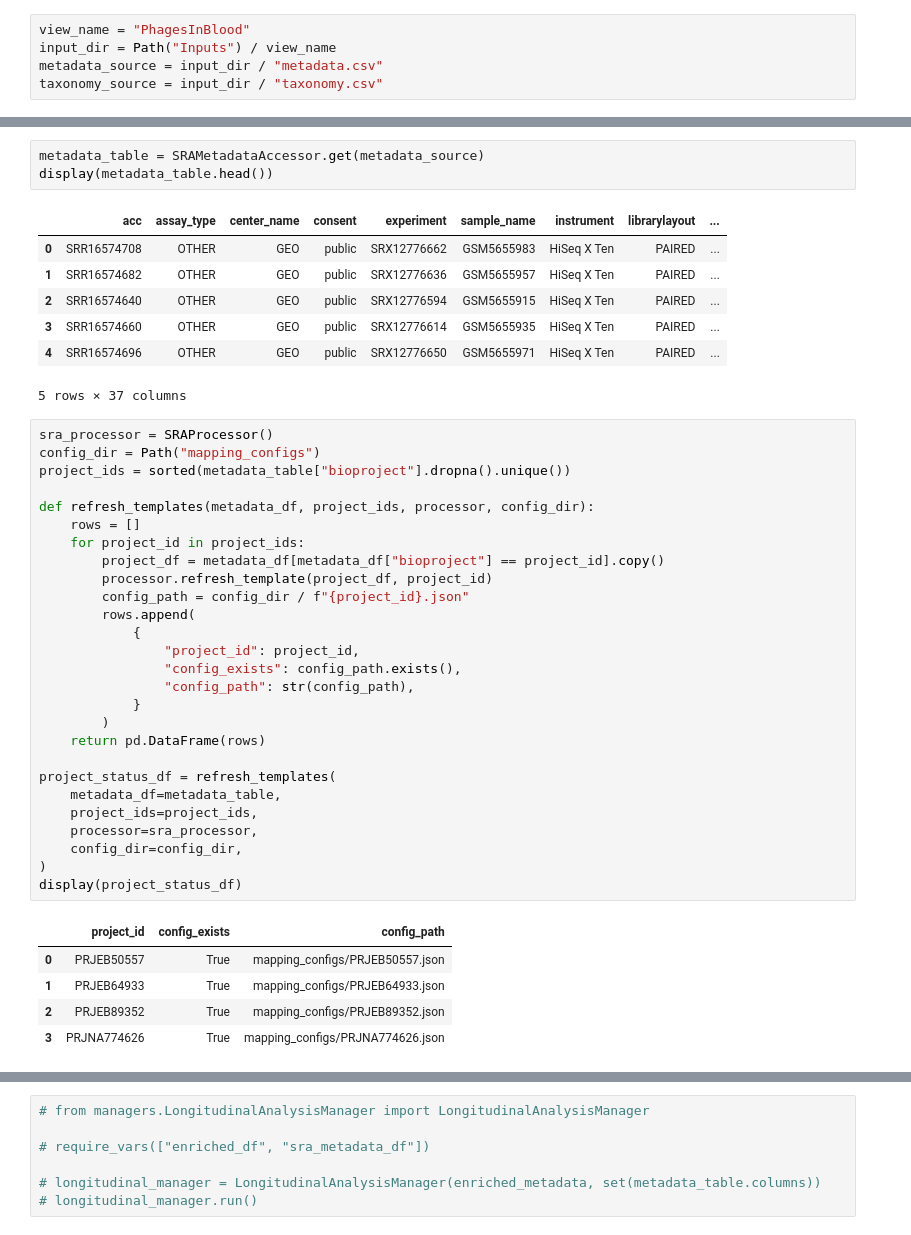
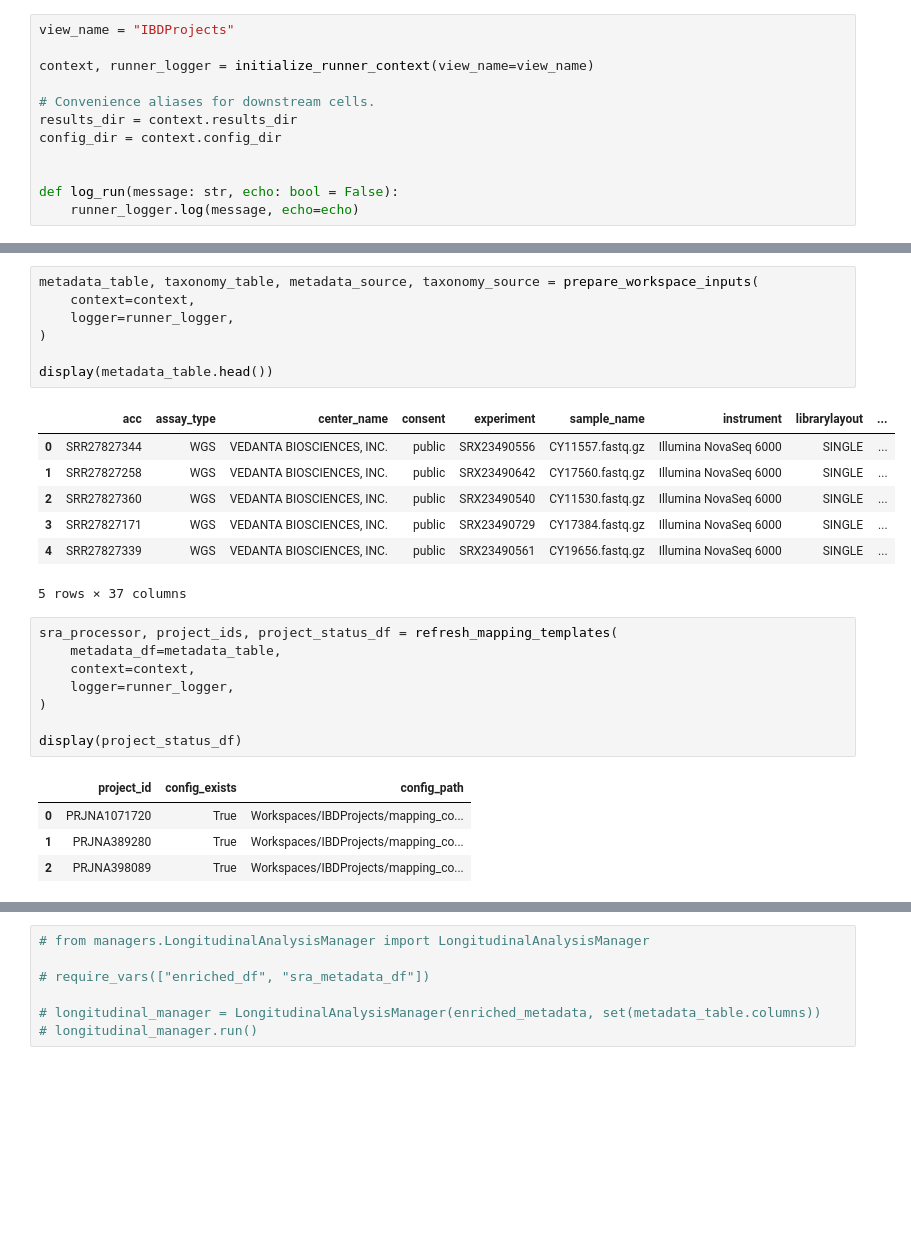
Before and after one commit to YPinto-Lab/cohort-query, a Jupyter notebook: runner.ipynb, the cells around one changed output, grey strips where cells are left out. Drawn from its saved outputs; the diff is of its cells as text; blank space fills up the shorter version.

```diff
--- a/runner.ipynb
+++ b/runner.ipynb
@@ -20,7 +28,14 @@ def require_vars(names):
     if missing:
         raise RuntimeError(f"Missing required variables: {', '.join(missing)}")
 # %%
-view_name = "PhagesInBlood"
-input_dir = Path("Inputs") / view_name
-metadata_source = input_dir / "metadata.csv"
-taxonomy_source = input_dir / "taxonomy.csv"
+view_name = "IBDProjects"
+
+context, runner_logger = initialize_runner_context(view_name=view_name)
+
+# Convenience aliases for downstream cells.
+results_dir = context.results_dir
+config_dir = context.config_dir
+
+
+def log_run(message: str, echo: bool = False):
+    runner_logger.log(message, echo=echo)
@@ -27,47 +44,31 @@ taxonomy_source = input_dir / "taxonomy.csv"
 # %%
-metadata_table = SRAMetadataAccessor.get(metadata_source)
+metadata_table, taxonomy_table, metadata_source, taxonomy_source = prepare_workspace_inputs(
+    context=context,
+    logger=runner_logger,
+)
+
 display(metadata_table.head())
 # %% [output]
 |  | acc | assay_type | center_name | consent | experiment | sample_name | instrument | librarylayout | ... |
-| 0 | SRR16574708 | OTHER | GEO | public | SRX12776662 | GSM5655983 | HiSeq X Ten | PAIRED | ... |
-| 1 | SRR16574682 | OTHER | GEO | public | SRX12776636 | GSM5655957 | HiSeq X Ten | PAIRED | ... |
-| 2 | SRR16574640 | OTHER | GEO | public | SRX12776594 | GSM5655915 | HiSeq X Ten | PAIRED | ... |
-| 3 | SRR16574660 | OTHER | GEO | public | SRX12776614 | GSM5655935 | HiSeq X Ten | PAIRED | ... |
-| 4 | SRR16574696 | OTHER | GEO | public | SRX12776650 | GSM5655971 | HiSeq X Ten | PAIRED | ... |
+| 0 | SRR27827344 | WGS | VEDANTA BIOSCIENCES, INC. | public | SRX23490556 | CY11557.fastq.gz | Illumina NovaSeq 6000 | SINGLE | ... |
+| 1 | SRR27827258 | WGS | VEDANTA BIOSCIENCES, INC. | public | SRX23490642 | CY17560.fastq.gz | Illumina NovaSeq 6000 | SINGLE | ... |
+| 2 | SRR27827360 | WGS | VEDANTA BIOSCIENCES, INC. | public | SRX23490540 | CY11530.fastq.gz | Illumina NovaSeq 6000 | SINGLE | ... |
+| 3 | SRR27827171 | WGS | VEDANTA BIOSCIENCES, INC. | public | SRX23490729 | CY17384.fastq.gz | Illumina NovaSeq 6000 | SINGLE | ... |
+| 4 | SRR27827339 | WGS | VEDANTA BIOSCIENCES, INC. | public | SRX23490561 | CY19656.fastq.gz | Illumina NovaSeq 6000 | SINGLE | ... |
 5 rows × 37 columns
 # %%
-sra_processor = SRAProcessor()
-config_dir = Path("mapping_configs")
-project_ids = sorted(metadata_table["bioproject"].dropna().unique())
+sra_processor, project_ids, project_status_df = refresh_mapping_templates(
+    metadata_df=metadata_table,
+    context=context,
+    logger=runner_logger,
+)
 
-def refresh_templates(metadata_df, project_ids, processor, config_dir):
-    rows = []
-    for project_id in project_ids:
-        project_df = metadata_df[metadata_df["bioproject"] == project_id].copy()
-        processor.refresh_template(project_df, project_id)
-        config_path = config_dir / f"{project_id}.json"
-        rows.append(
-            {
-                "project_id": project_id,
-                "config_exists": config_path.exists(),
-                "config_path": str(config_path),
-            }
-        )
-    return pd.DataFrame(rows)
-
-project_status_df = refresh_templates(
-    metadata_df=metadata_table,
-    project_ids=project_ids,
-    processor=sra_processor,
-    config_dir=config_dir,
-)
 display(project_status_df)
 # %% [output]
 |  | project_id | config_exists | config_path |
-| 0 | PRJEB50557 | True | mapping_configs/PRJEB50557.json |
-| 1 | PRJEB64933 | True | mapping_configs/PRJEB64933.json |
-| 2 | PRJEB89352 | True | mapping_configs/PRJEB89352.json |
-| 3 | PRJNA774626 | True | mapping_configs/PRJNA774626.json |
+| 0 | PRJNA1071720 | True | Workspaces/IBDProjects/mapping_co... |
+| 1 | PRJNA389280 | True | Workspaces/IBDProjects/mapping_co... |
+| 2 | PRJNA398089 | True | Workspaces/IBDProjects/mapping_co... |
 # %%
 from managers.MappingConfigManager.mapping_config_manager import MappingConfigManager
 
```
Also changed, not shown: parts of 8 cells of this notebook, 22 other files.
